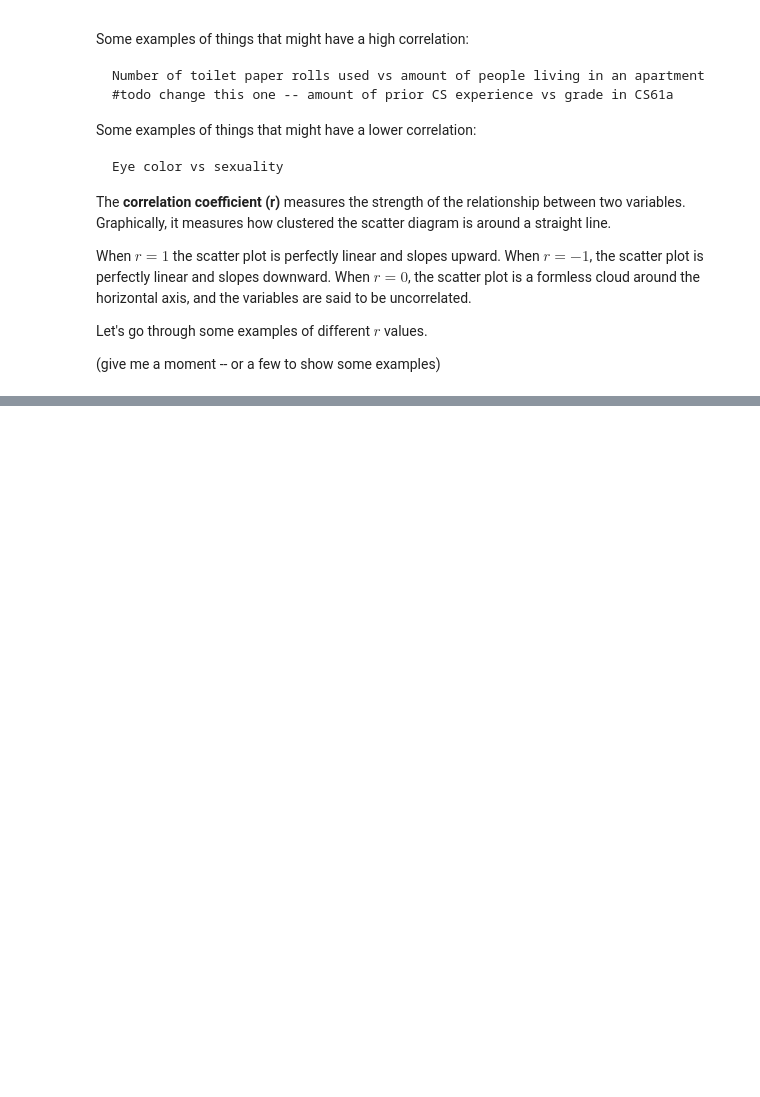
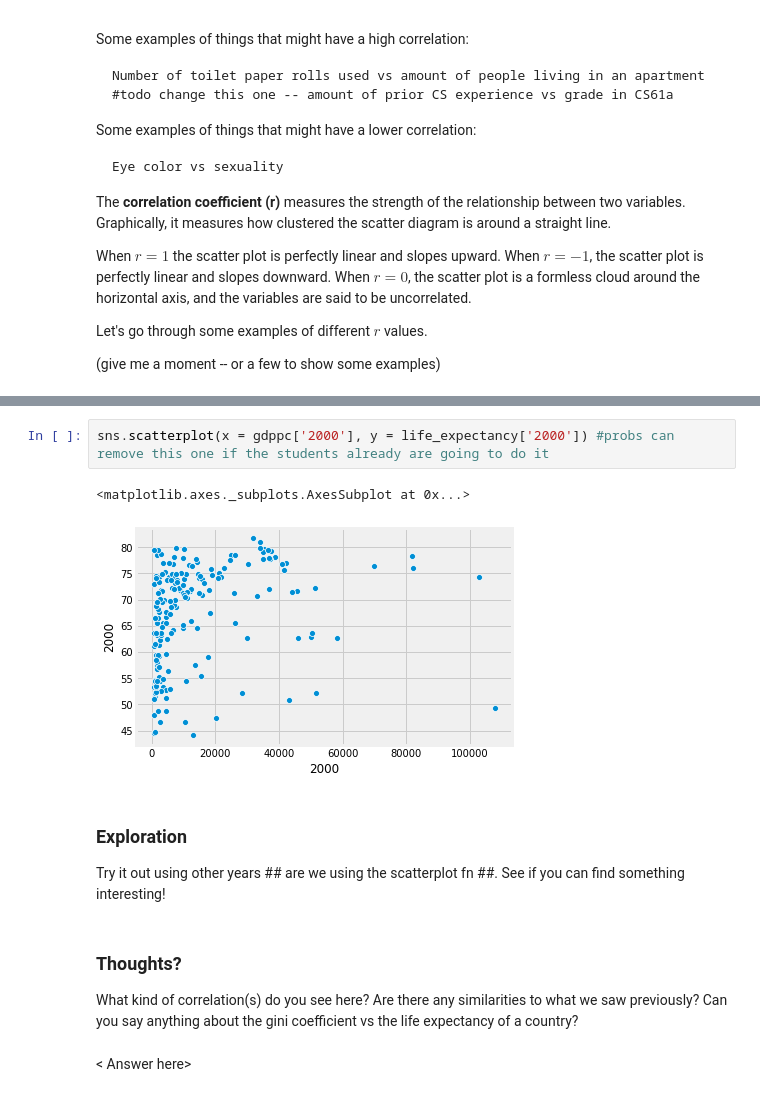
Before and after one commit to ds-modules/espm-c167, a Jupyter notebook: catherine_notebook.ipynb, the cells around one changed output, grey strips where cells are left out. Drawn from its saved outputs; the diff is of its cells as text; blank space fills up the shorter version.

```diff
--- a/catherine_notebook.ipynb
+++ b/catherine_notebook.ipynb
@@ -234,0 +269,14 @@ r_scatter()
+# %%
+sns.scatterplot(x = gdppc['2000'], y = life_expectancy['2000']) #probs can remove this one if the students already are going to do it
+# %% [output]
+<matplotlib.axes._subplots.AxesSubplot at 0x...>
+[figure, added]
+# %% [markdown]
+### Exploration
+Try it out using other years ## are we using the scatterplot fn ##. See if you can find something interesting!
+# %% [markdown]
+### Thoughts?
+
+What kind of correlation(s) do you see here? Are there any similarities to what we saw previously? Can you say anything about the gini coefficient vs the life expectancy of a country?
+# %% [markdown]
+< Answer here>
```
Also changed, not shown: parts of 9 cells of this notebook.
